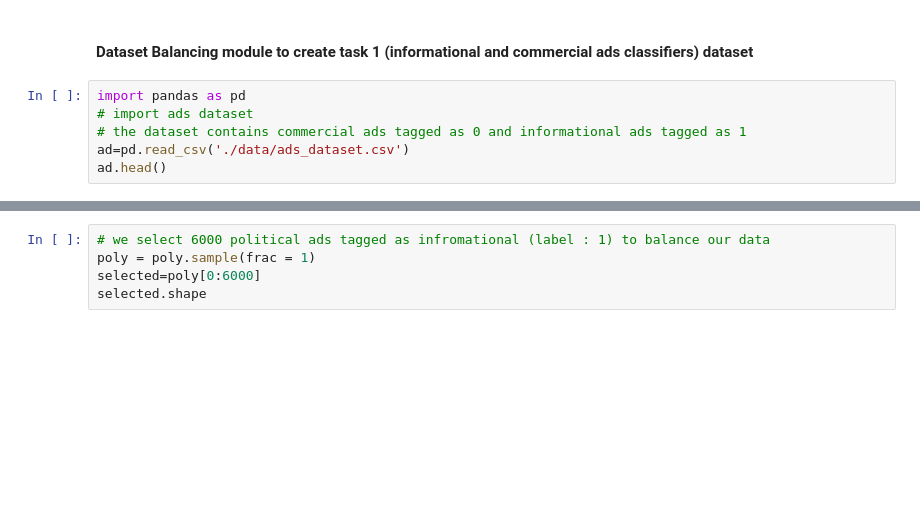
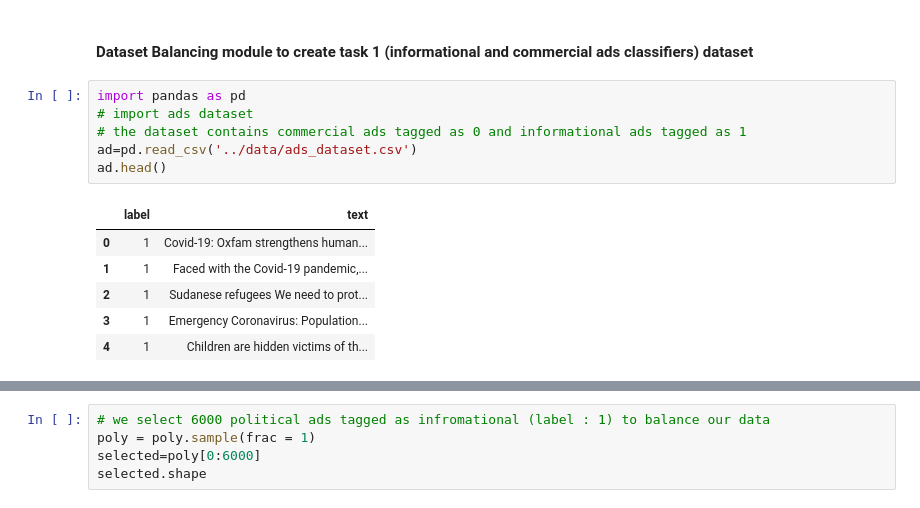
Before and after one commit to Inside0ut/PFE, a Jupyter notebook: Task-1/code/dataset_balancing.ipynb, the cells around one changed output, grey strips where cells are left out. Saved outputs shown, nothing was run; the diff lists cells and outputs as text; blank space fills up the shorter version.

Commit message:
fix: dataset path

```diff
--- a/Task-1/code/dataset_balancing.ipynb
+++ b/Task-1/code/dataset_balancing.ipynb
@@ -3,9 +3,16 @@
 # %%
 import pandas as pd
 # import ads dataset
 # the dataset contains commercial ads tagged as 0 and informational ads tagged as 1
-ad=pd.read_csv('./data/ads_dataset.csv')
+ad=pd.read_csv('../data/ads_dataset.csv')
 ad.head()
+# %% [output]
+|  | label | text |
+| 0 | 1 | Covid-19: Oxfam strengthens human... |
+| 1 | 1 | Faced with the Covid-19 pandemic,... |
+| 2 | 1 | Sudanese refugees We need to prot... |
+| 3 | 1 | Emergency Coronavirus: Population... |
+| 4 | 1 | Children are hidden victims of th... |
 # %%
 # import a politcal ads dataset
 # link : https://www.propublica.org/datastore/dataset/political-advertisements-from-facebook
```
Also changed, not shown: parts of 8 cells of this notebook, 7 other files.
